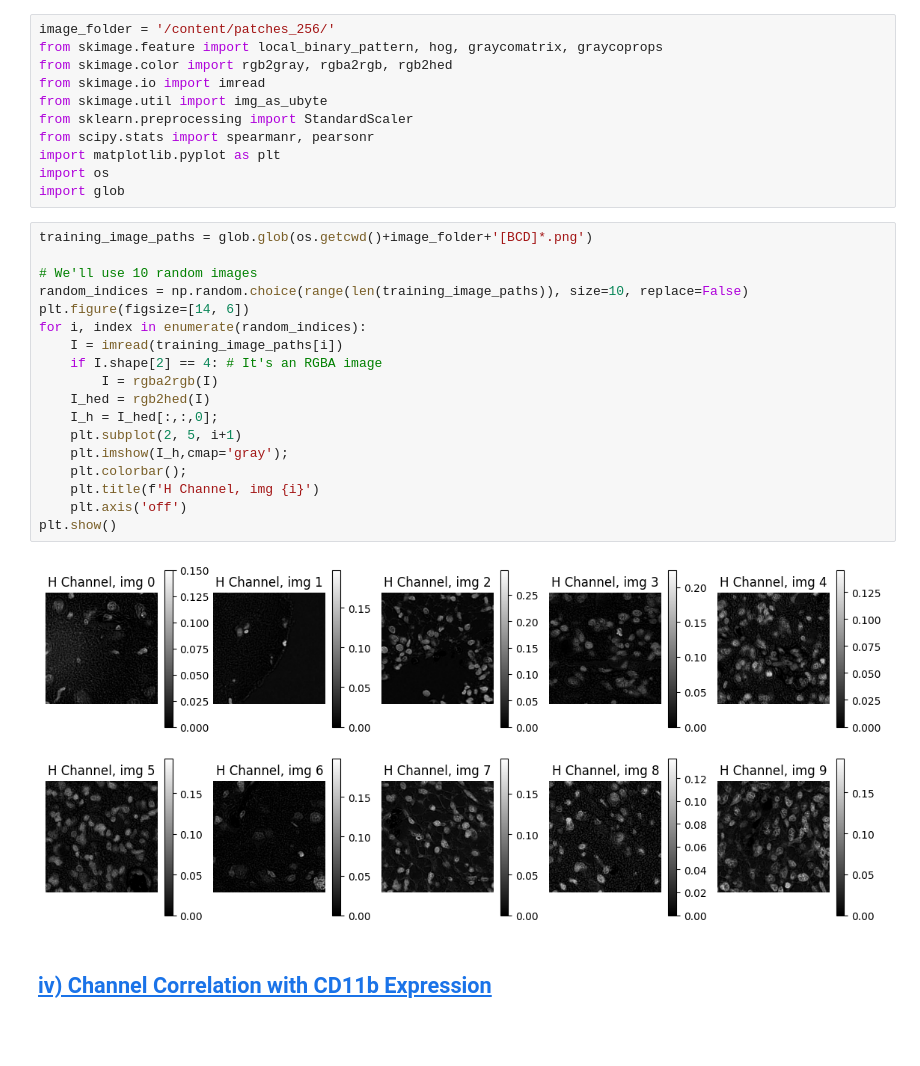
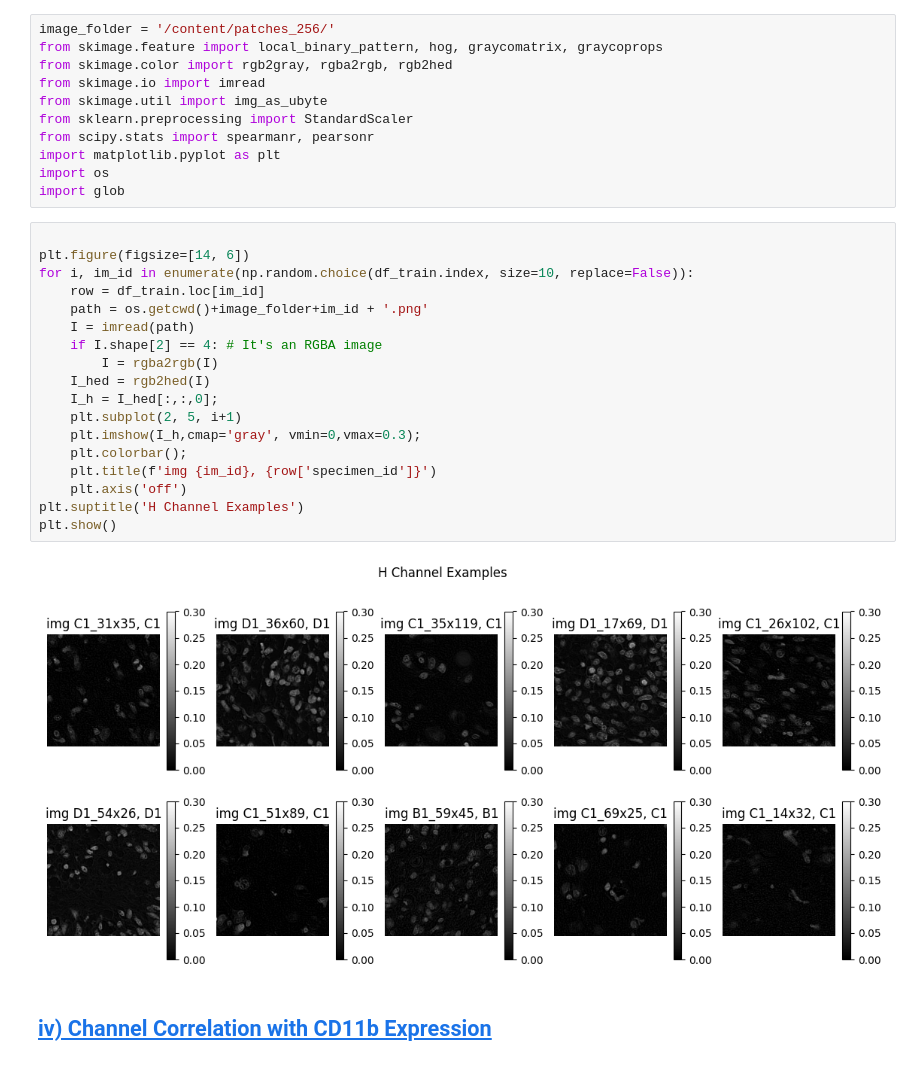
Before and after one commit to gblawrence03/CS909-materials, a Jupyter notebook: 2025/A2/assignment.ipynb, the cells around one changed output. Cells and saved outputs as stored; diff of their text form; blank space fills up the shorter version.

```diff
--- a/2025/A2/assignment.ipynb
+++ b/2025/A2/assignment.ipynb
@@ -174,25 +180,25 @@ import matplotlib.pyplot as plt
 import os
 import glob
 # %%
-training_image_paths = glob.glob(os.getcwd()+image_folder+'[BCD]*.png')
 
-# We'll use 10 random images
-random_indices = np.random.choice(range(len(training_image_paths)), size=10, replace=False)
 plt.figure(figsize=[14, 6])
-for i, index in enumerate(random_indices):
-    I = imread(training_image_paths[i])
+for i, im_id in enumerate(np.random.choice(df_train.index, size=10, replace=False)):
+    row = df_train.loc[im_id]
+    path = os.getcwd()+image_folder+im_id + '.png'
+    I = imread(path)
     if I.shape[2] == 4: # It's an RGBA image
         I = rgba2rgb(I)
     I_hed = rgb2hed(I)
     I_h = I_hed[:,:,0];
     plt.subplot(2, 5, i+1)
-    plt.imshow(I_h,cmap='gray');
+    plt.imshow(I_h,cmap='gray', vmin=0,vmax=0.3);
     plt.colorbar();
-    plt.title(f'H Channel, img {i}')
+    plt.title(f'img {im_id}, {row['specimen_id']}')
     plt.axis('off')
+plt.suptitle('H Channel Examples')
 plt.show()
 # %% [output]
-[figure, old version]
+[figure, new version]
 # %% [markdown]
 ## <a id='toc1_4_'></a>[iv) Channel Correlation with CD11b Expression](#toc0_)
 # %%
```
Also changed, not shown: parts of 34 cells of this notebook, 4 other files.
